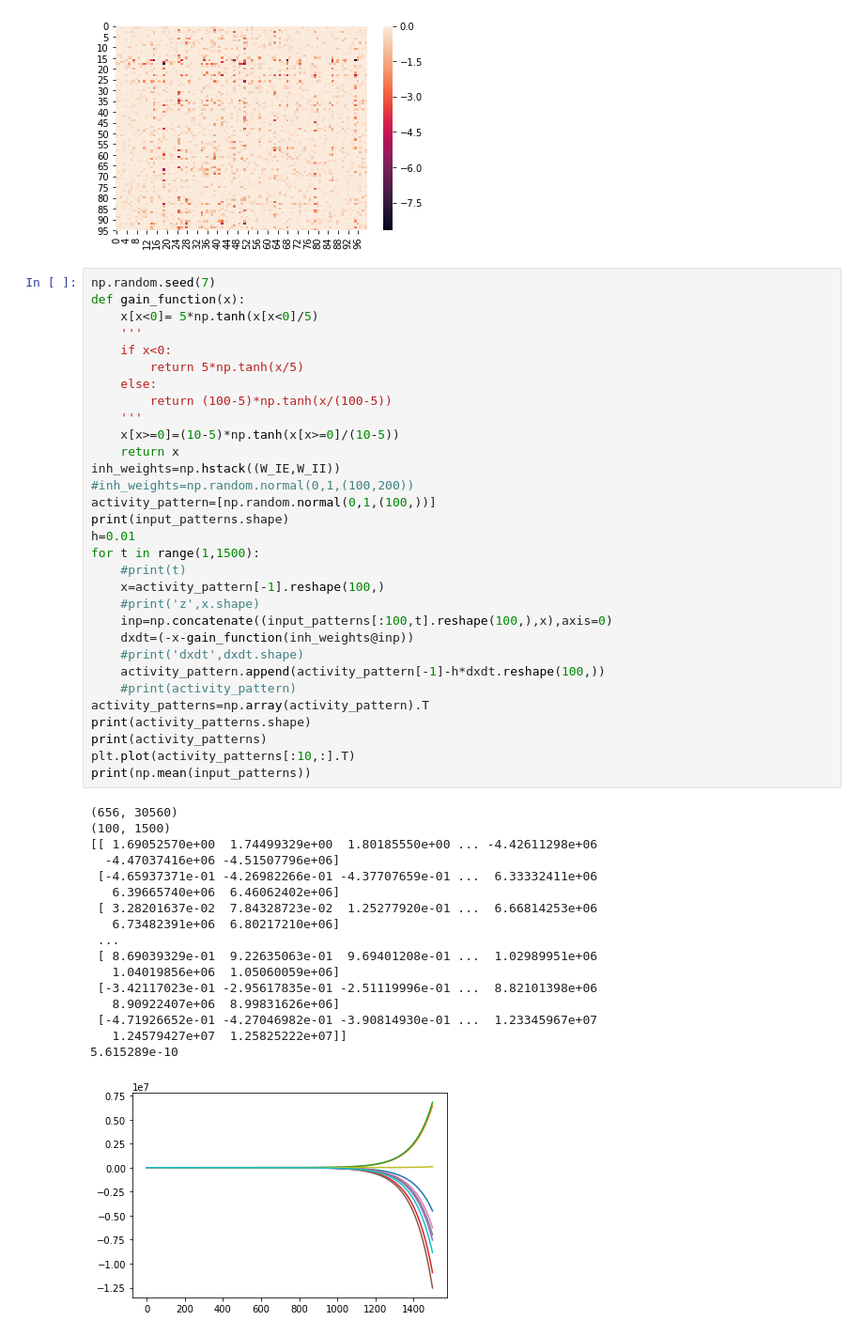
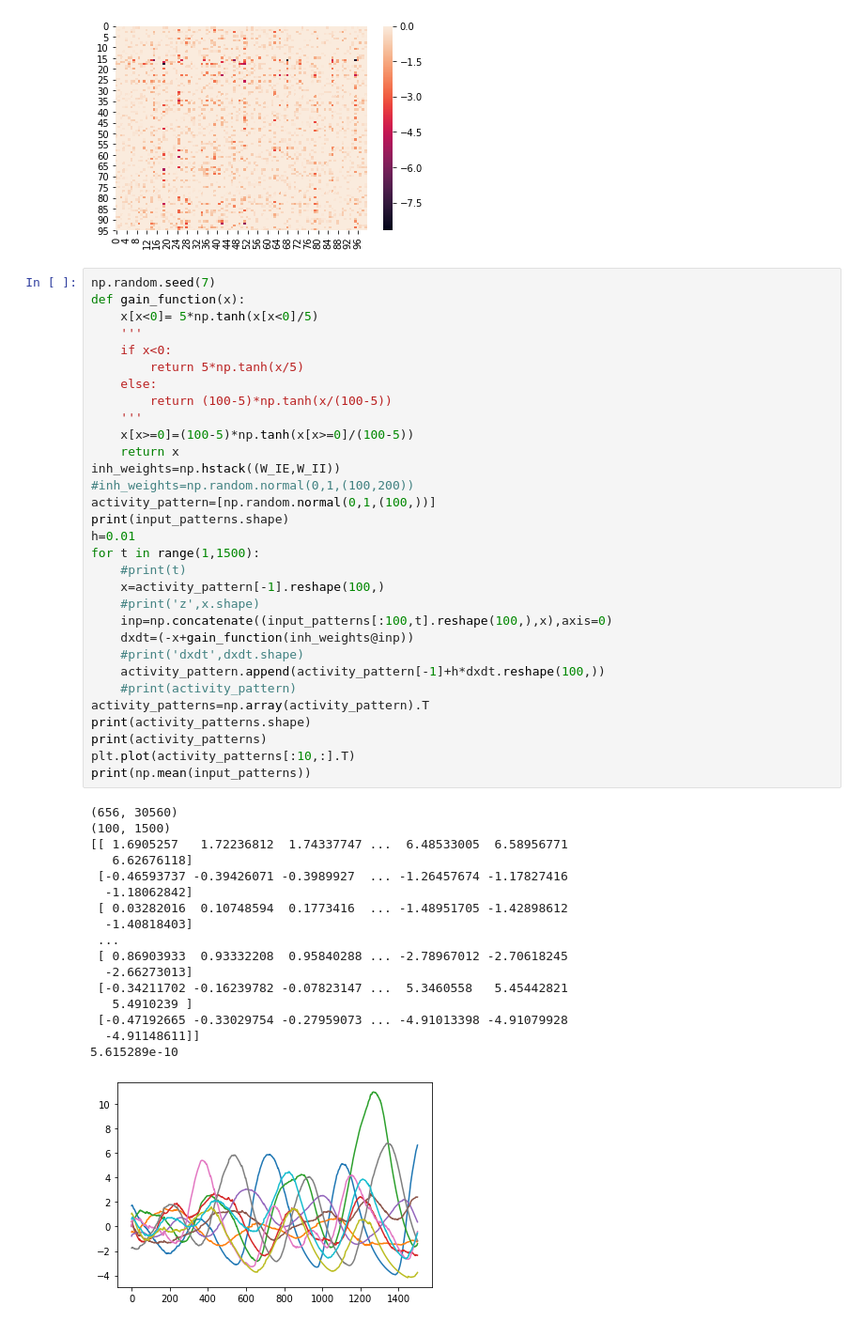
Before and after one commit to mariakesa/DayanAbbottExplorations, a Jupyter notebook: BalanceExploration2.ipynb, the cells around one changed output. Shown at 94% size. Cells and saved outputs as stored; diff of their text form.

```diff
--- a/BalanceExploration2.ipynb
+++ b/BalanceExploration2.ipynb
@@ -47,46 +47,46 @@ def gain_function(x):
     x[x<0]= 5*np.tanh(x[x<0]/5)
     '''
     if x<0:
         return 5*np.tanh(x/5)
     else:
         return (100-5)*np.tanh(x/(100-5))
     '''
-    x[x>=0]=(10-5)*np.tanh(x[x>=0]/(10-5))
+    x[x>=0]=(100-5)*np.tanh(x[x>=0]/(100-5))
     return x
 inh_weights=np.hstack((W_IE,W_II))
 #inh_weights=np.random.normal(0,1,(100,200))
 activity_pattern=[np.random.normal(0,1,(100,))]
 print(input_patterns.shape)
 h=0.01
 for t in range(1,1500):
     #print(t)
     x=activity_pattern[-1].reshape(100,)
     #print('z',x.shape)
     inp=np.concatenate((input_patterns[:100,t].reshape(100,),x),axis=0)
-    dxdt=(-x-gain_function(inh_weights@inp))
+    dxdt=(-x+gain_function(inh_weights@inp))
     #print('dxdt',dxdt.shape)
-    activity_pattern.append(activity_pattern[-1]-h*dxdt.reshape(100,))
+    activity_pattern.append(activity_pattern[-1]+h*dxdt.reshape(100,))
     #print(activity_pattern)
 activity_patterns=np.array(activity_pattern).T
 print(activity_patterns.shape)
 print(activity_patterns)
 plt.plot(activity_patterns[:10,:].T)
 print(np.mean(input_patterns))
 # %% [output]
 (656, 30560)
 (100, 1500)
-[[ 1.69052570e+00  1.74499329e+00  1.80185550e+00 ... -4.42611298e+06
-  -4.47037416e+06 -4.51507796e+06]
- [-4.65937371e-01 -4.26982266e-01 -4.37707659e-01 ...  6.33332411e+06
-   6.39665740e+06  6.46062402e+06]
- [ 3.28201637e-02  7.84328723e-02  1.25277920e-01 ...  6.66814253e+06
-   6.73482391e+06  6.80217210e+06]
+[[ 1.6905257   1.72236812  1.74337747 ...  6.48533005  6.58956771
+   6.62676118]
+ [-0.46593737 -0.39426071 -0.3989927  ... -1.26457674 -1.17827416
+  -1.18062842]
+ [ 0.03282016  0.10748594  0.1773416  ... -1.48951705 -1.42898612
+  -1.40818403]
  ...
- [ 8.69039329e-01  9.22635063e-01  9.69401208e-01 ...  1.02989951e+06
-   1.04019856e+06  1.05060059e+06]
- [-3.42117023e-01 -2.95617835e-01 -2.51119996e-01 ...  8.82101398e+06
-   8.90922407e+06  8.99831626e+06]
- [-4.71926652e-01 -4.27046982e-01 -3.90814930e-01 ...  1.23345967e+07
-   1.24579427e+07  1.25825222e+07]]
+ [ 0.86903933  0.93332208  0.95840288 ... -2.78967012 -2.70618245
+  -2.66273013]
+ [-0.34211702 -0.16239782 -0.07823147 ...  5.3460558   5.45442821
+   5.4910239 ]
+ [-0.47192665 -0.33029754 -0.27959073 ... -4.91013398 -4.91079928
+  -4.91148611]]
 5.615289e-10
-[figure, old version]
+[figure, new version]
```
